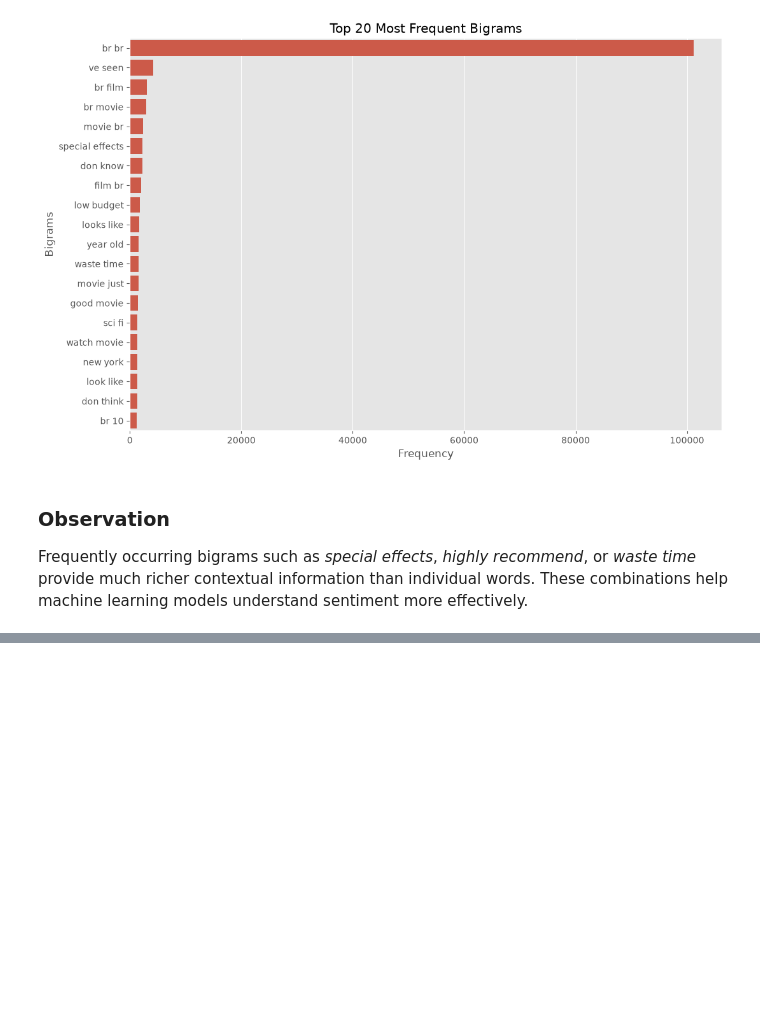
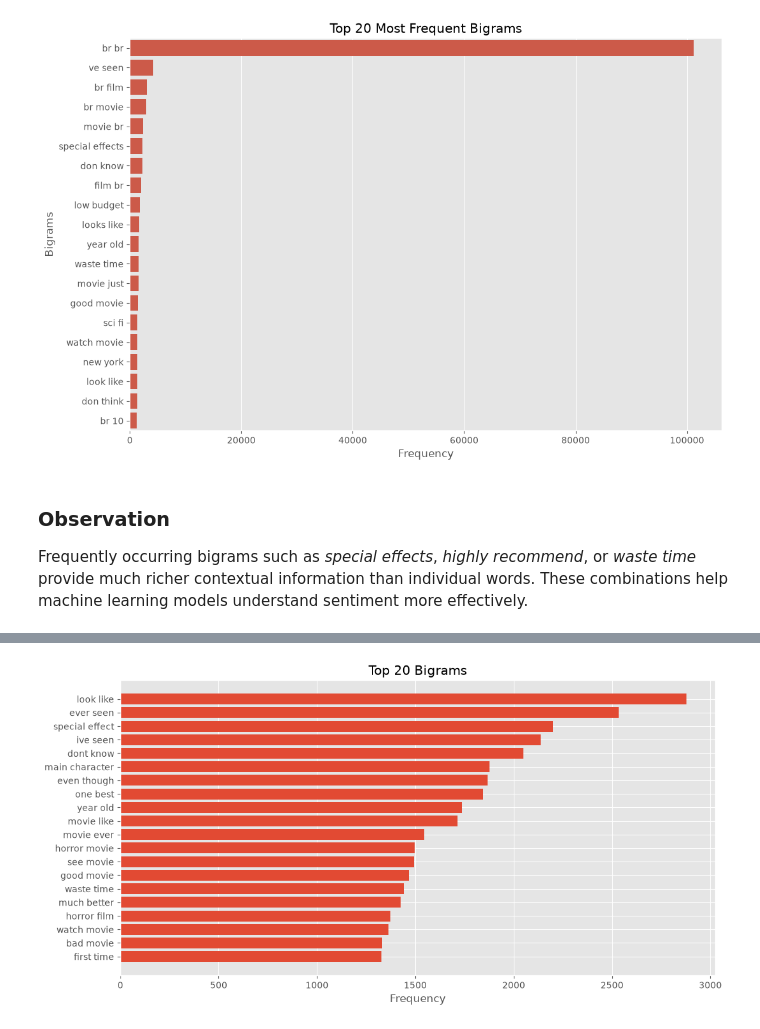
Before and after one commit to Naitik-Tiwari/Sentiment-Analysis-Project, a Jupyter notebook: notebooks/eda.ipynb, the cells around one changed output, grey strips where cells are left out. Saved outputs shown, nothing was run; the diff lists cells and outputs as text; code cells hidden in the pictures; blank space fills up the shorter version.

```diff
--- a/notebooks/eda.ipynb
+++ b/notebooks/eda.ipynb
@@ -379,0 +540,19 @@ Frequently occurring bigrams such as *special effects*, *highly recommend*, or *
+# %%
+from sklearn.feature_extraction.text import CountVectorizer
+
+vectorizer = CountVectorizer(ngram_range=(2,2), max_features=20)
+
+X = vectorizer.fit_transform(df["clean_review"])
+
+sum_words = X.sum(axis=0)
+
+words_freq = [
+    (word, sum_words[0, idx])
+    for word, idx in vectorizer.vocabulary_.items()
+]
+
+words_freq = sorted(words_freq, key=lambda x: x[1], reverse=True)
+
+bigram_df = pd.DataFrame(words_freq, columns=["Bigram","Count"])
+
+bigram_df
@@ -379,0 +577,17 @@ Frequently occurring bigrams such as *special effects*, *highly recommend*, or *
+# %%
+plt.figure(figsize=(12,6))
+
+plt.barh(
+    bigram_df["Bigram"],
+    bigram_df["Count"]
+)
+
+plt.xlabel("Frequency")
+
+plt.title("Top 20 Bigrams")
+
+plt.gca().invert_yaxis()
+
+plt.show()
+# %% [output]
+[figure, added]
```
Also changed, not shown: parts of 26 cells of this notebook, 2 other files.
